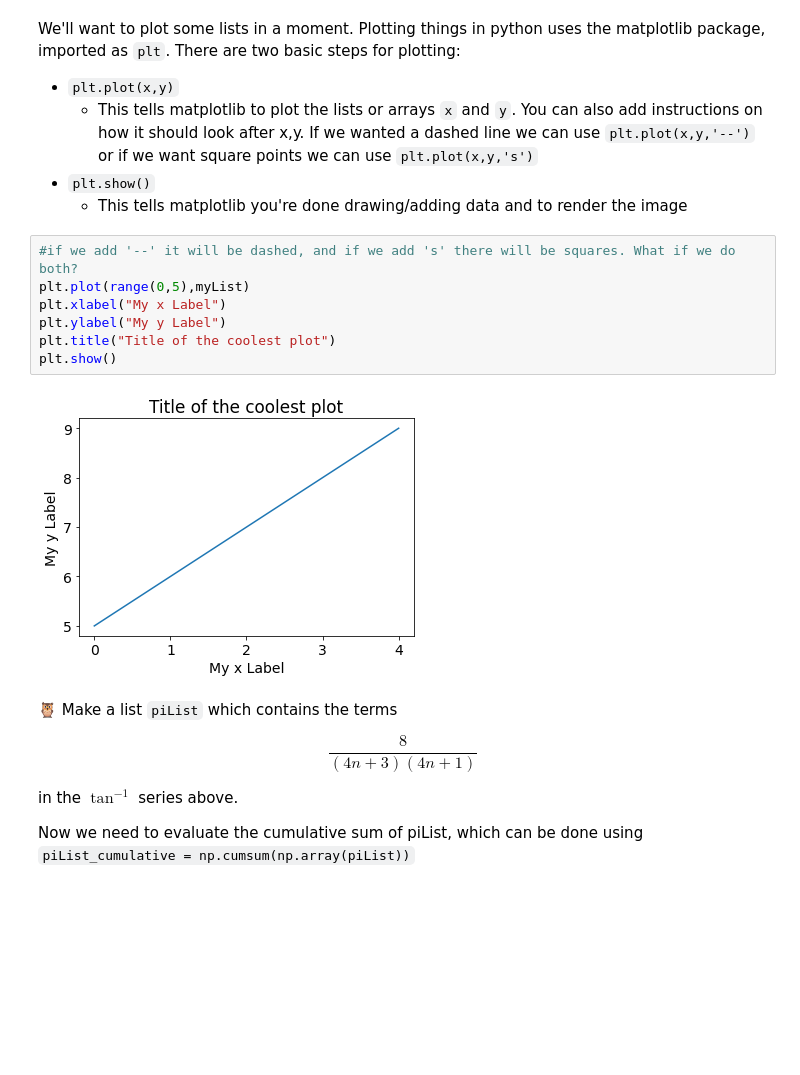
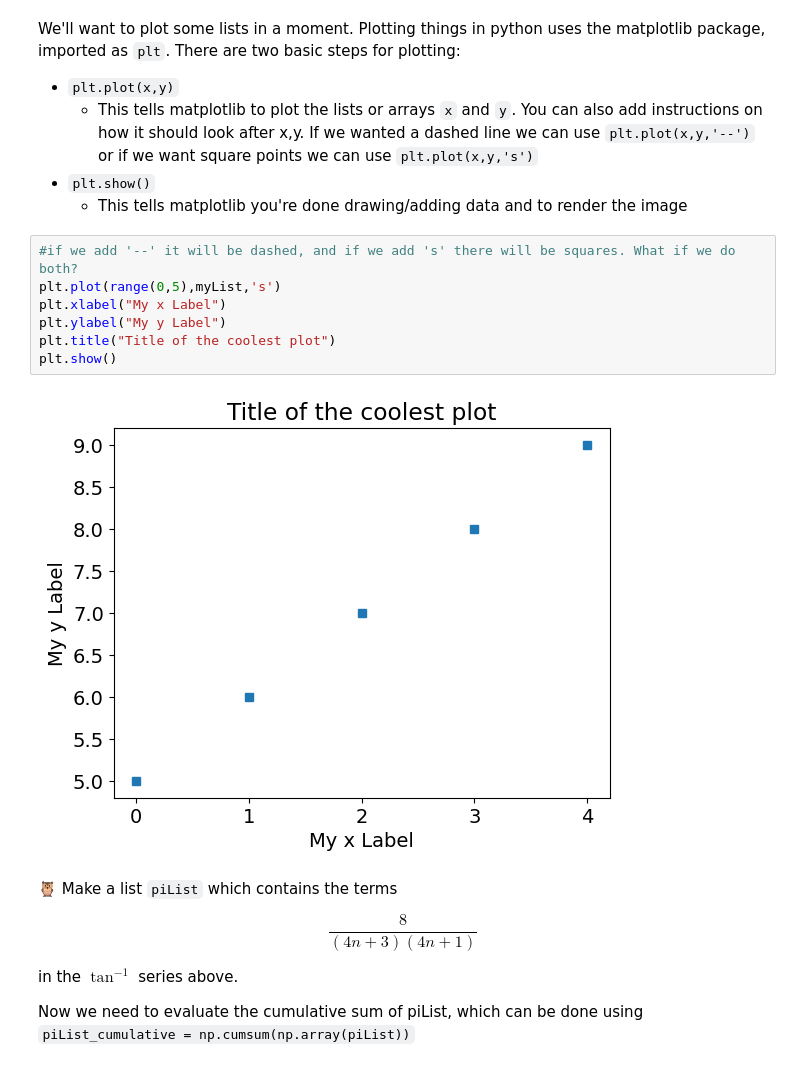
Before and after one commit to sushelan/computationalphysicsprojects, a Jupyter notebook: IntroductionToComputationalPhysics/N_Ways_of_Measuring_PI.ipynb, the cells around one changed output. Saved outputs shown, nothing was run; the diff lists cells and outputs as text; blank space fills up the shorter version.

```diff
--- a/IntroductionToComputationalPhysics/N_Ways_of_Measuring_PI.ipynb
+++ b/IntroductionToComputationalPhysics/N_Ways_of_Measuring_PI.ipynb
@@ -148,13 +148,13 @@ We'll want to plot some lists in a moment. Plotting things in python uses the ma
     * This tells matplotlib you're done drawing/adding data and to render the image
 # %%
 #if we add '--' it will be dashed, and if we add 's' there will be squares. What if we do both?
-plt.plot(range(0,5),myList)
+plt.plot(range(0,5),myList,'s')
 plt.xlabel("My x Label")
 plt.ylabel("My y Label")
 plt.title("Title of the coolest plot")
 plt.show()
 # %% [output]
-[figure, old version]
+[figure, new version]
 # %% [markdown]
 🦉  Make a list `piList` which contains the terms
 
```
Also changed, not shown: parts of 2 cells of this notebook.
